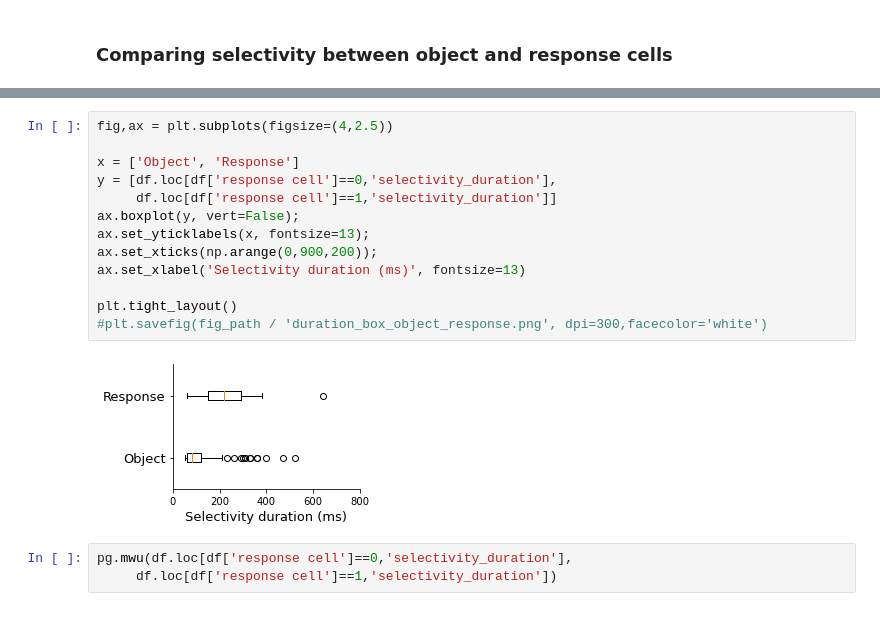
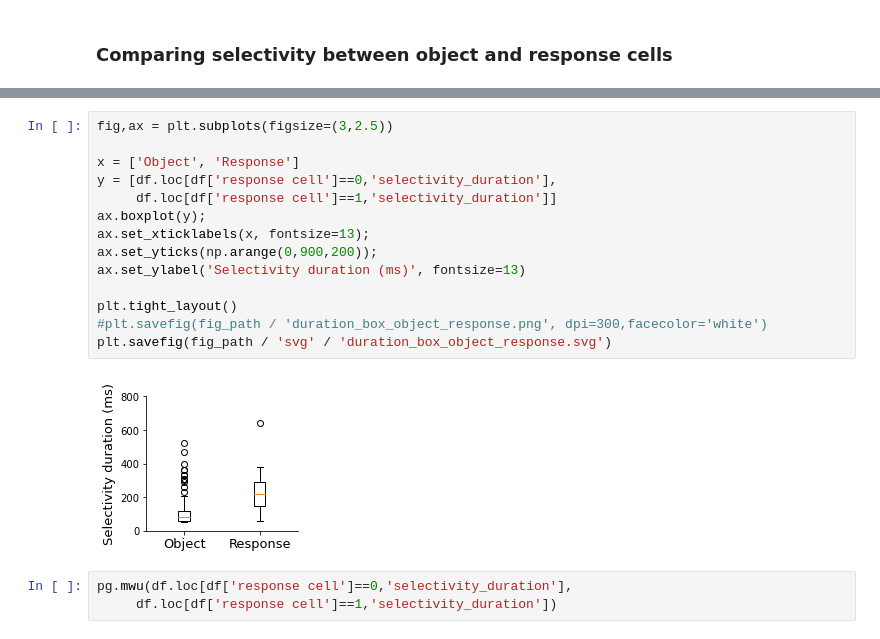
Before and after one commit to heung10/multimodal-object-recognition, a Jupyter notebook: neural/4.1. Response-selective patterns.ipynb, the cells around one changed output, grey strips where cells are left out. Cells and saved outputs as stored; diff of their text form.

```diff
--- a/neural/4.1. Response-selective patterns.ipynb
+++ b/neural/4.1. Response-selective patterns.ipynb
@@ -241,18 +274,19 @@ plt.tight_layout()
 # %%
-fig,ax = plt.subplots(figsize=(4,2.5))
+fig,ax = plt.subplots(figsize=(3,2.5))
 
 x = ['Object', 'Response']
 y = [df.loc[df['response cell']==0,'selectivity_duration'],
      df.loc[df['response cell']==1,'selectivity_duration']]
-ax.boxplot(y, vert=False);
-ax.set_yticklabels(x, fontsize=13);
-ax.set_xticks(np.arange(0,900,200));
-ax.set_xlabel('Selectivity duration (ms)', fontsize=13)
+ax.boxplot(y);
+ax.set_xticklabels(x, fontsize=13);
+ax.set_yticks(np.arange(0,900,200));
+ax.set_ylabel('Selectivity duration (ms)', fontsize=13)
 
 plt.tight_layout()
 #plt.savefig(fig_path / 'duration_box_object_response.png', dpi=300,facecolor='white')
+plt.savefig(fig_path / 'svg' / 'duration_box_object_response.svg')
 # %% [output]
-[figure, old version]
+[figure, new version]
 # %%
 pg.mwu(df.loc[df['response cell']==0,'selectivity_duration'],
      df.loc[df['response cell']==1,'selectivity_duration'])
```
Also changed, not shown: parts of 6 cells of this notebook, 4 other files.
